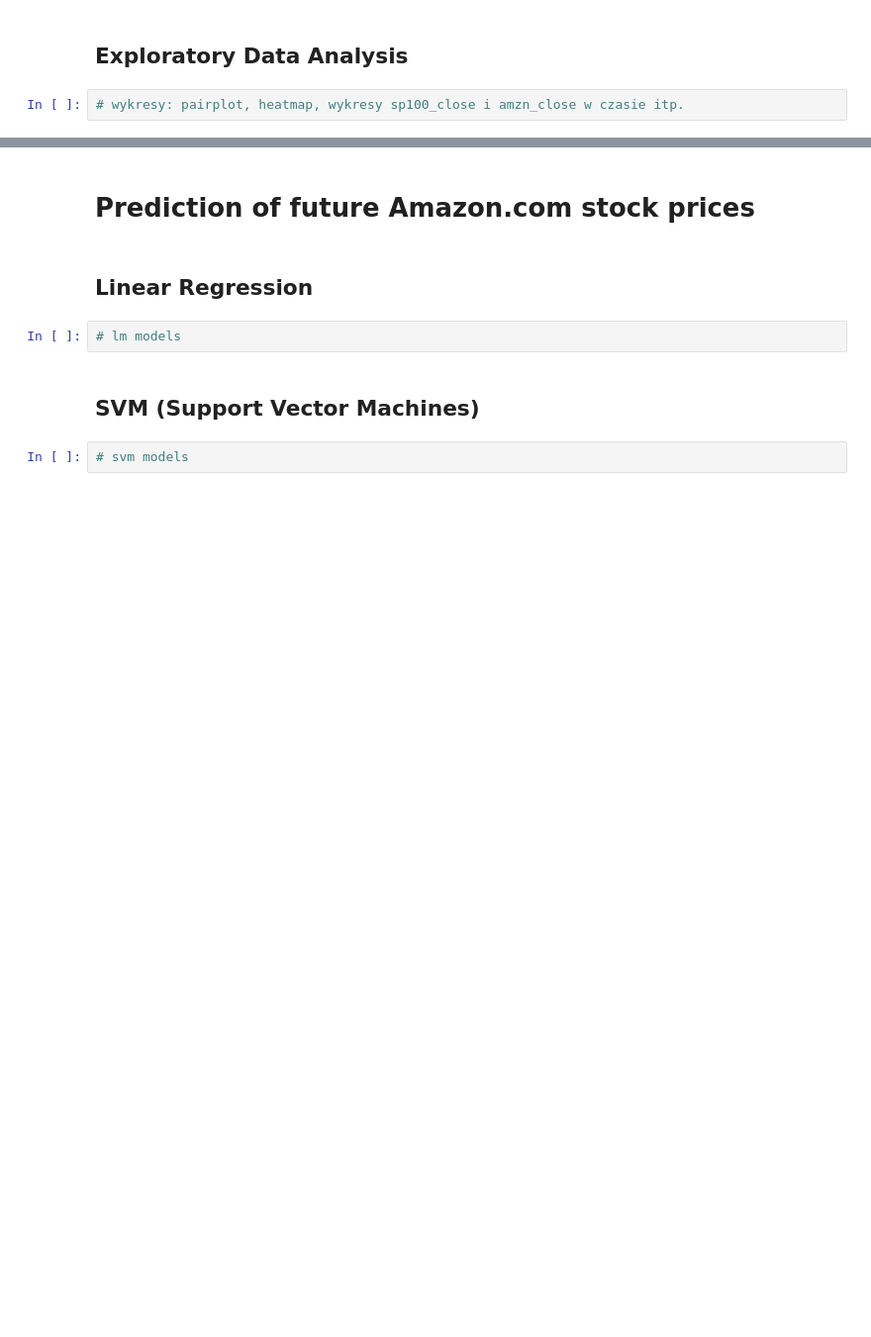
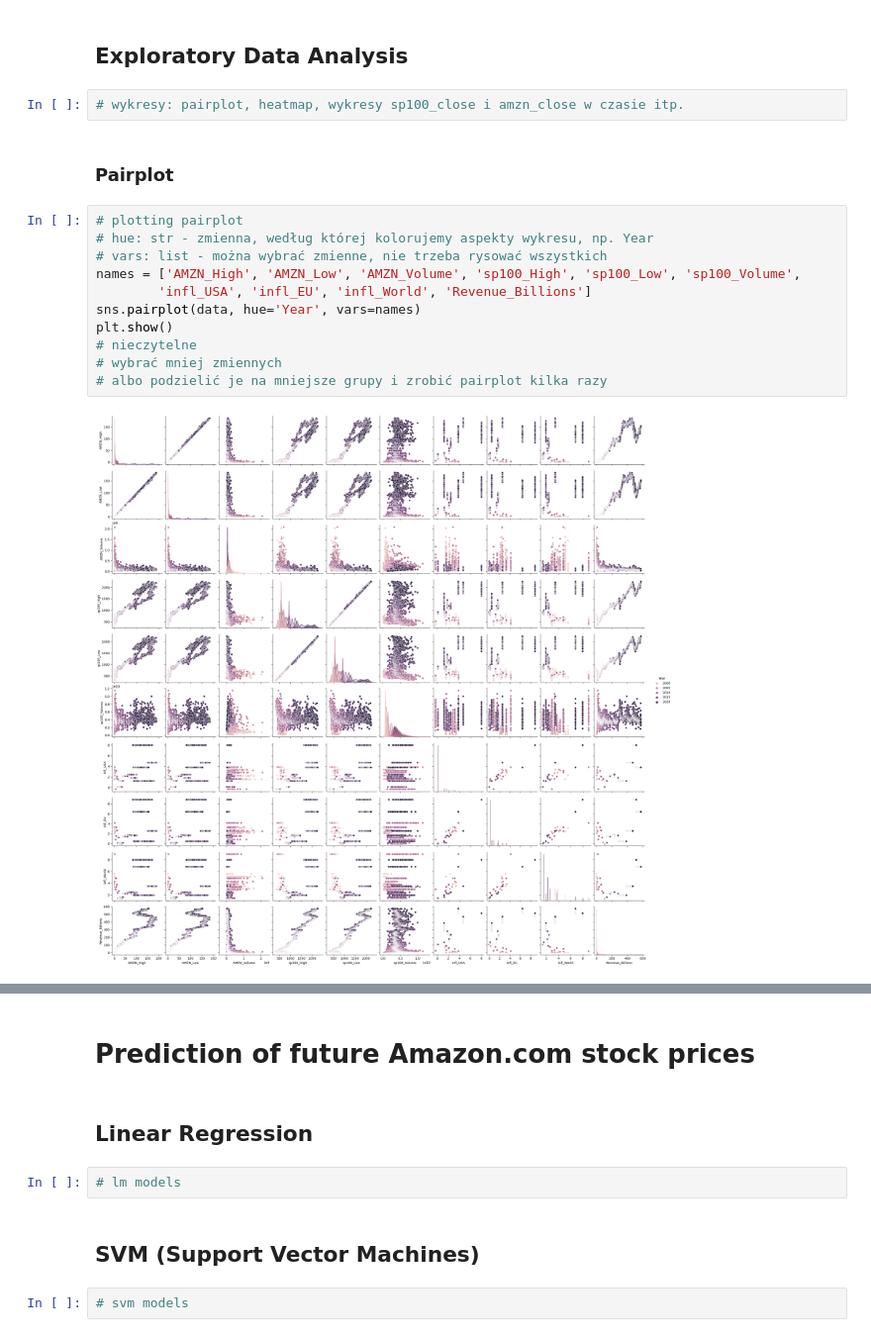
Before and after one commit to Galicheck/MJNWM-Project, a Jupyter notebook: Project_AMZN_prediction.ipynb, the cells around one changed output, grey strips where cells are left out. Shown at 99% size. Cells and saved outputs as stored; diff of their text form; blank space fills up the shorter version.

```diff
--- a/Project_AMZN_prediction.ipynb
+++ b/Project_AMZN_prediction.ipynb
@@ -49,3 +172,18 @@ The dataset contains the following 16 columns:
 ## Exploratory Data Analysis
 # %%
 # wykresy: pairplot, heatmap, wykresy sp100_close i amzn_close w czasie itp.
+# %% [markdown]
+### Pairplot
+# %%
+# plotting pairplot
+# hue: str - zmienna, według której kolorujemy aspekty wykresu, np. Year
+# vars: list - można wybrać zmienne, nie trzeba rysować wszystkich
+names = ['AMZN_High', 'AMZN_Low', 'AMZN_Volume', 'sp100_High', 'sp100_Low', 'sp100_Volume',
+        'infl_USA', 'infl_EU', 'infl_World', 'Revenue_Billions']
+sns.pairplot(data, hue='Year', vars=names)
+plt.show()
+# nieczytelne
+# wybrać mniej zmiennych
+# albo podzielić je na mniejsze grupy i zrobić pairplot kilka razy
+# %% [output]
+[figure, added]
```
Also changed, not shown: parts of 14 cells of this notebook.
